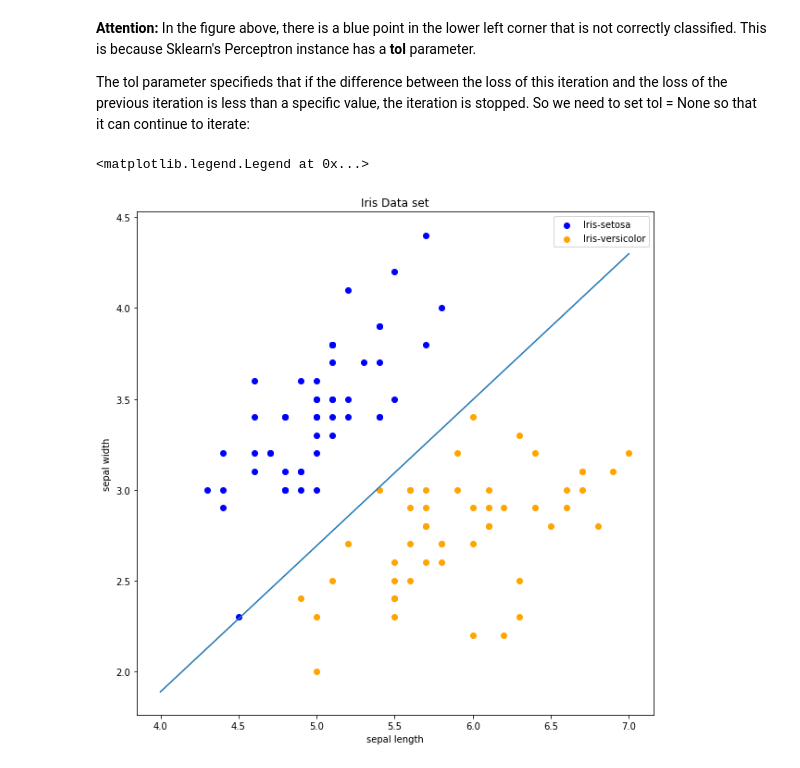
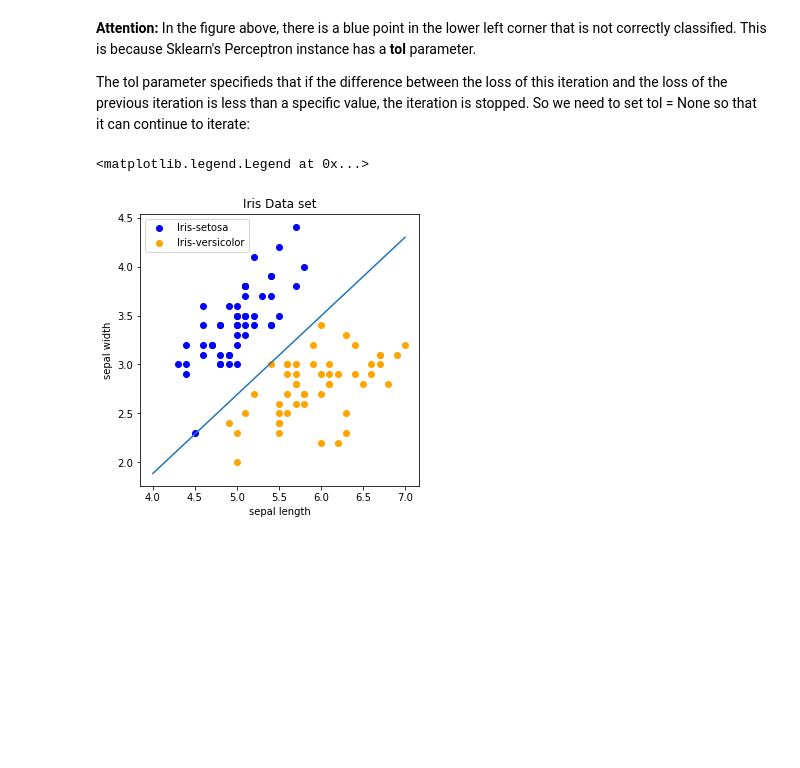
Before and after one commit to YYingH/Lihang-Statistical_Learning_Methods, a Jupyter notebook: Chapter_2.ipynb, the cells around one changed output. Saved outputs shown, nothing was run; the diff lists cells and outputs as text; code cells hidden in the pictures; blank space fills up the shorter version.

```diff
--- a/Chapter_2.ipynb
+++ b/Chapter_2.ipynb
@@ -169,26 +169,26 @@ The tol parameter specifieds that if the difference between the loss of this ite
 # %%
 clf = Perceptron(fit_intercept=True,
                  max_iter=1000,
                  tol=None,
                  shuffle=True)
 clf.fit(X, y)
 
-plt.figure(figsize=(10,10))
+plt.figure(figsize=(5,5))
 
 plt.title('Iris Data set')
 
 plt.scatter(data[:50, 0], data[:50, 1], c='b', label='Iris-setosa',)
 plt.scatter(data[50:100, 0], data[50:100, 1], c='orange', label='Iris-versicolor')
 
 x_ponits = np.arange(4, 8)
 y_ = -(clf.coef_[0][0]*x_ponits + clf.intercept_)/clf.coef_[0][1]
 plt.plot(x_ponits, y_)
 
 plt.legend()
 plt.grid(False)
 plt.xlabel('sepal length')
 plt.ylabel('sepal width')
 plt.legend()
 # %% [output]
 <matplotlib.legend.Legend at 0x...>
-[figure, old version]
+[figure, new version]
```
